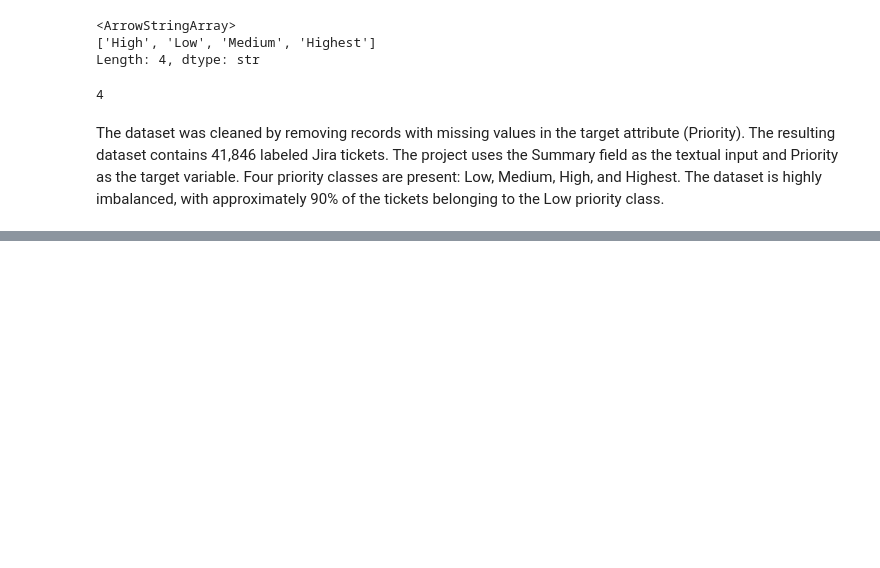
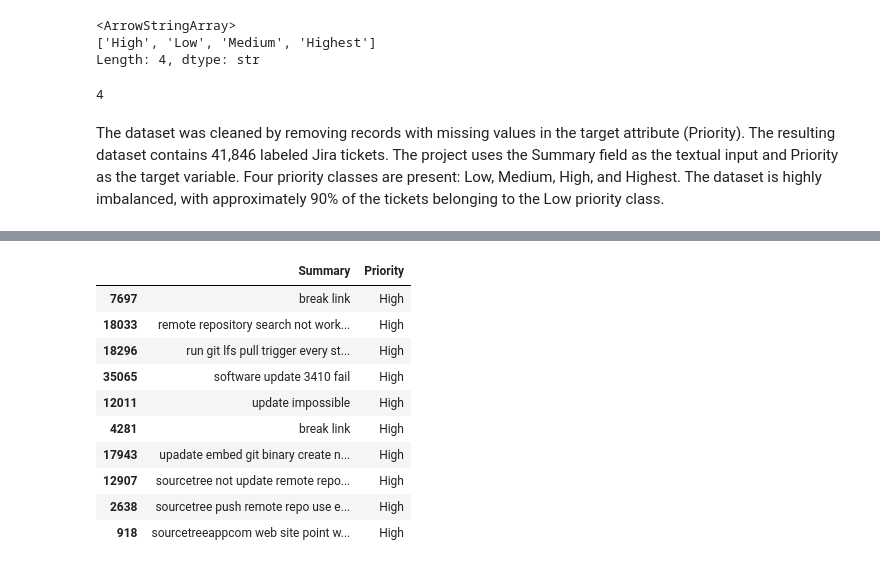
Before and after one commit to kumarashish33/AI-Jira-Priority-Prediction, a Jupyter notebook: notebooks/120.ipynb, the cells around one changed output, grey strips where cells are left out. Drawn from its saved outputs; the diff is of its cells as text; code cells hidden in the pictures; blank space fills up the shorter version.

```diff
--- a/notebooks/01_EDA.ipynb
+++ b/notebooks/120.ipynb
@@ -244,0 +465,14 @@ jira_df.to_csv("../data/processed/jira_cleaned.csv", index=False)
+# %%
+train_df[train_df["Priority"] == "High"].head(10)
+# %% [output]
+|  | Summary | Priority |
+| 7697 | break link | High |
+| 18033 | remote repository search not work... | High |
+| 18296 | run git lfs pull trigger every st... | High |
+| 35065 | software update 3410 fail | High |
+| 12011 | update impossible | High |
+| 4281 | break link | High |
+| 17943 | upadate embed git binary create n... | High |
+| 12907 | sourcetree not update remote repo... | High |
+| 2638 | sourcetree push remote repo use e... | High |
+| 918 | sourcetreeappcom web site point w... | High |
```
Also changed, not shown: parts of 45 cells of this notebook, 6 other files.
